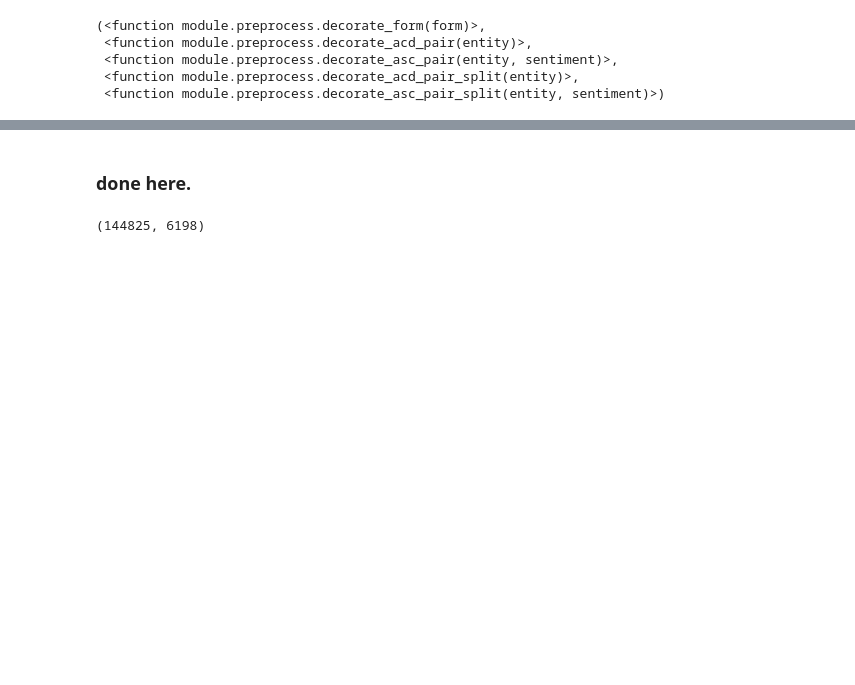
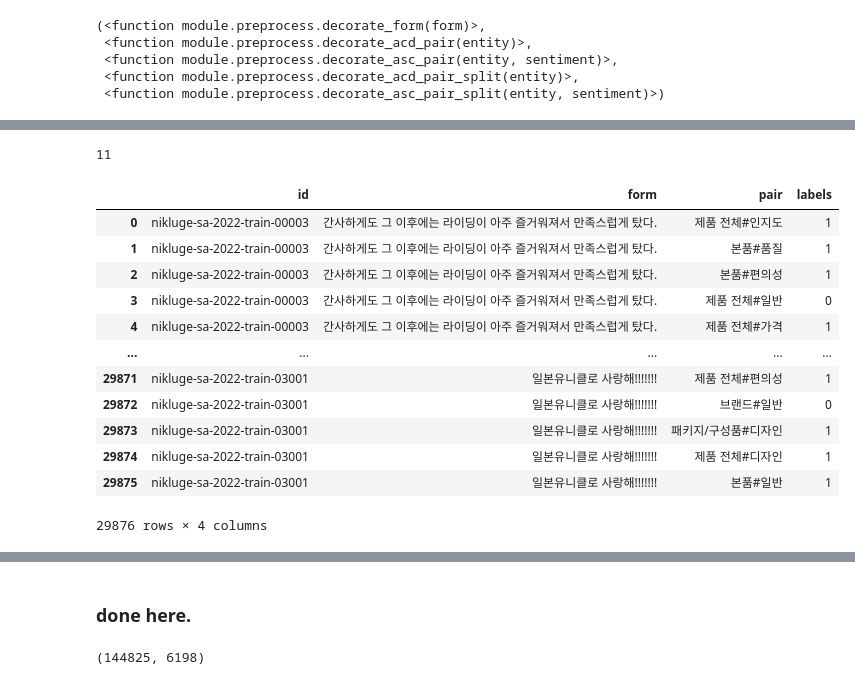
Before and after one commit to dotsnangles/aspect-based-sentiment-analysis, a Jupyter notebook: preprocess.ipynb, the cells around one changed output, grey strips where cells are left out. Drawn from its saved outputs; the diff is of its cells as text; code cells hidden in the pictures; blank space fills up the shorter version.

```diff
--- a/preprocess.ipynb
+++ b/preprocess.ipynb
@@ -54,0 +78,28 @@ dev = dev.drop(1692)
+# %%
+df = pd.concat([train, dev])
+df = pd.concat([train])
+
+count = 0
+tags = []
+for idx, row in df.iterrows():
+    if len(row.annotation) > 0:
+        for annotation in row.annotation:
+            form = row.sentence_form
+            if annotation[1][0] != None and annotation[1][2] > 0:
+                tags.append(annotation[0])
+                input = []
+                start = annotation[1][1]
+                end = annotation[1][2]
+                if start != 0:
+                    input.append(form[:start])
+                input.append(form[start:end])
+                if len(form) != end:
+                    input.append(form[end:])
+                count += 1
+            else:
+                tags.append(annotation[0])
+                input = []
+                input.append(form)
+                count += 1
+
+print(count)
@@ -142,8 +261,10 @@ def reformat(df):
                     print(row.id, entity_property, sentiment)
                     break
                 if entity_property == pair:
-                    form = decorate_form(utterance)
-                    acd_pair = decorate_acd_pair(entity_property)
+                    form = utterance
+                    acd_pair = entity_property
+                    # form = decorate_form(utterance)
+                    # acd_pair = decorate_acd_pair(entity_property)
                     ep_append = [id, form, acd_pair, tf_name_to_id['True']]
                     ep.append(ep_append)
                     p.append([id, utterance, entity_property, sentiment])
@@ -151,8 +272,10 @@ def reformat(df):
                     break
 
             if isPairInOpinion is False:
-                form = decorate_form(utterance)
-                acd_pair = decorate_acd_pair(pair)
+                form = utterance
+                acd_pair = pair
+                # form = decorate_form(utterance)
+                # acd_pair = decorate_acd_pair(pair)
                 ep_append = [id, form, acd_pair, tf_name_to_id['False']]
                 ep.append(ep_append)
 
@@ -196,11 +323,31 @@ p_binary_train = pd.DataFrame(p_binary_train, columns=['id', 'form', 'pair', 'la
 
 p_binary_dev = reformat_p_binary(p_dev)
 p_binary_dev = pd.DataFrame(p_binary_dev, columns=['id', 'form', 'pair', 'labels'])
+# %%
+len(entity_property_pair)
+# %% [output]
+11
 # %%
 # ep_train.sort_values(['id', 'labels'], inplace=True)
 # ep_dev.sort_values(['id', 'labels'], inplace=True)
 # p_binary_train.sort_values(['id', 'labels'], inplace=True, ascending=[True, True])
 # p_binary_dev.sort_values(['id', 'labels'], inplace=True, ascending=[True, True])
+# %%
+ep_train
+# %% [output]
+|  | id | form | pair | labels |
+| 0 | nikluge-sa-2022-train-00003 | 간사하게도 그 이후에는 라이딩이 아주 즐거워져서 만족스럽게 탔다. | 제품 전체#인지도 | 1 |
+| 1 | nikluge-sa-2022-train-00003 | 간사하게도 그 이후에는 라이딩이 아주 즐거워져서 만족스럽게 탔다. | 본품#품질 | 1 |
+| 2 | nikluge-sa-2022-train-00003 | 간사하게도 그 이후에는 라이딩이 아주 즐거워져서 만족스럽게 탔다. | 본품#편의성 | 1 |
+| 3 | nikluge-sa-2022-train-00003 | 간사하게도 그 이후에는 라이딩이 아주 즐거워져서 만족스럽게 탔다. | 제품 전체#일반 | 0 |
+| 4 | nikluge-sa-2022-train-00003 | 간사하게도 그 이후에는 라이딩이 아주 즐거워져서 만족스럽게 탔다. | 제품 전체#가격 | 1 |
+| ... | ... | ... | ... | ... |
+| 29871 | nikluge-sa-2022-train-03001 | 일본유니클로 사랑해!!!!!!! | 제품 전체#편의성 | 1 |
+| 29872 | nikluge-sa-2022-train-03001 | 일본유니클로 사랑해!!!!!!! | 브랜드#일반 | 0 |
+| 29873 | nikluge-sa-2022-train-03001 | 일본유니클로 사랑해!!!!!!! | 패키지/구성품#디자인 | 1 |
+| 29874 | nikluge-sa-2022-train-03001 | 일본유니클로 사랑해!!!!!!! | 제품 전체#디자인 | 1 |
+| 29875 | nikluge-sa-2022-train-03001 | 일본유니클로 사랑해!!!!!!! | 본품#일반 | 1 |
+29876 rows × 4 columns
 # %%
 df = p_binary_train
 for idx, row in df.iterrows():
```
Also changed, not shown: parts of 27 cells of this notebook, 10 other files.
